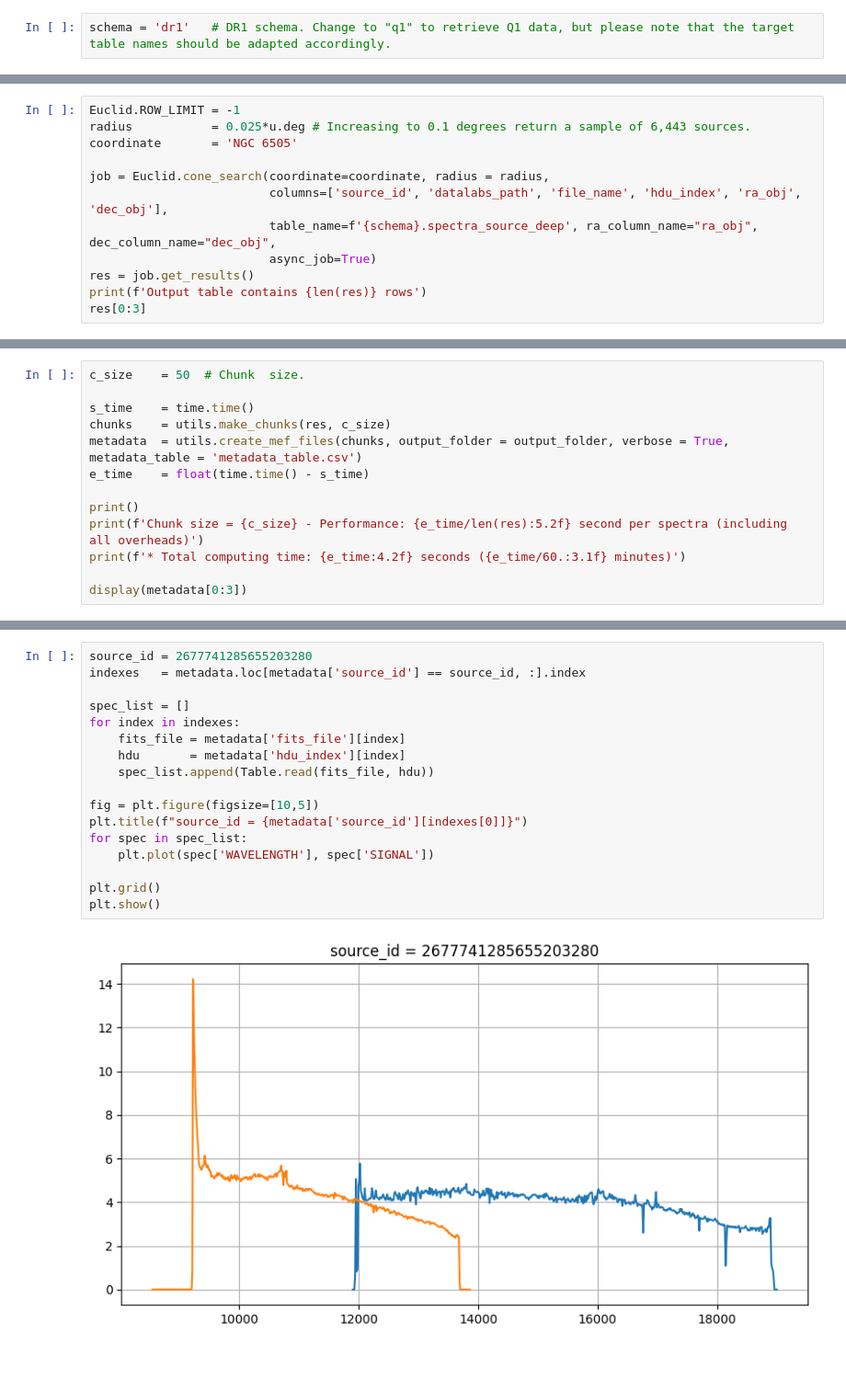
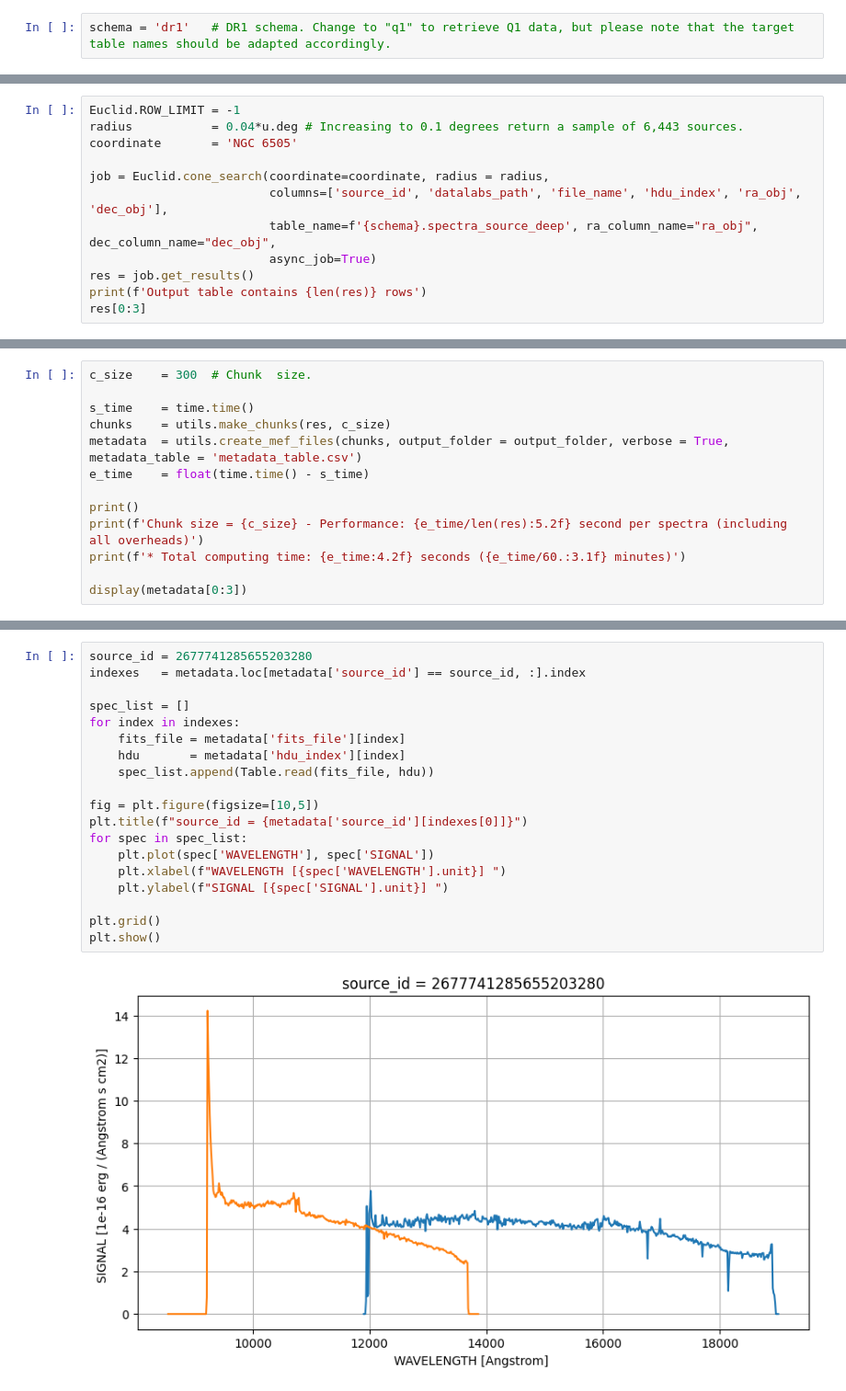
Before and after one commit to esa/euclid-jupyter-notebooks, a Jupyter notebook: DR1/Bulk_spectra_retrieval.ipynb, the cells around one changed output, grey strips where cells are left out. Shown at 92% size. Saved outputs shown, nothing was run; the diff lists cells and outputs as text; blank space fills up the shorter version.

```diff
--- a/DR1/Bulk_spectra_retrieval.ipynb
+++ b/DR1/Bulk_spectra_retrieval.ipynb
@@ -111,6 +117,6 @@ Note: To ensure that this example is finished in less than a minute, the cone se
 # %%
 Euclid.ROW_LIMIT = -1
-radius           = 0.025*u.deg # Increasing to 0.1 degrees return a sample of 6,443 sources.
+radius           = 0.04*u.deg # Increasing to 0.1 degrees return a sample of 6,443 sources.
 coordinate       = 'NGC 6505'
 
 job = Euclid.cone_search(coordinate=coordinate, radius = radius,
@@ -136,5 +146,5 @@ Reminder: the max. chunk size is 2000.
 # %%
-c_size    = 50  # Chunk  size.
+c_size    = 300  # Chunk  size.
 
 s_time    = time.time()
 chunks    = utils.make_chunks(res, c_size)
@@ -164,20 +178,22 @@ Chunk size = 50 - Performance:  1.64 second per spectra (including all overheads
 # %%
 source_id = 2677741285655203280
 indexes   = metadata.loc[metadata['source_id'] == source_id, :].index
 
 spec_list = []
 for index in indexes:
     fits_file = metadata['fits_file'][index]
     hdu       = metadata['hdu_index'][index]
     spec_list.append(Table.read(fits_file, hdu))
 
 fig = plt.figure(figsize=[10,5])
 plt.title(f"source_id = {metadata['source_id'][indexes[0]]}")
 for spec in spec_list:
     plt.plot(spec['WAVELENGTH'], spec['SIGNAL'])
+    plt.xlabel(f"WAVELENGTH [{spec['WAVELENGTH'].unit}] ")
+    plt.ylabel(f"SIGNAL [{spec['SIGNAL'].unit}] ")
 
 plt.grid()
 plt.show()
 # %% [output]
-[figure, old version]
+[figure, new version]
 # %% [markdown]
```
Also changed, not shown: parts of 13 cells of this notebook, 10 other files.
